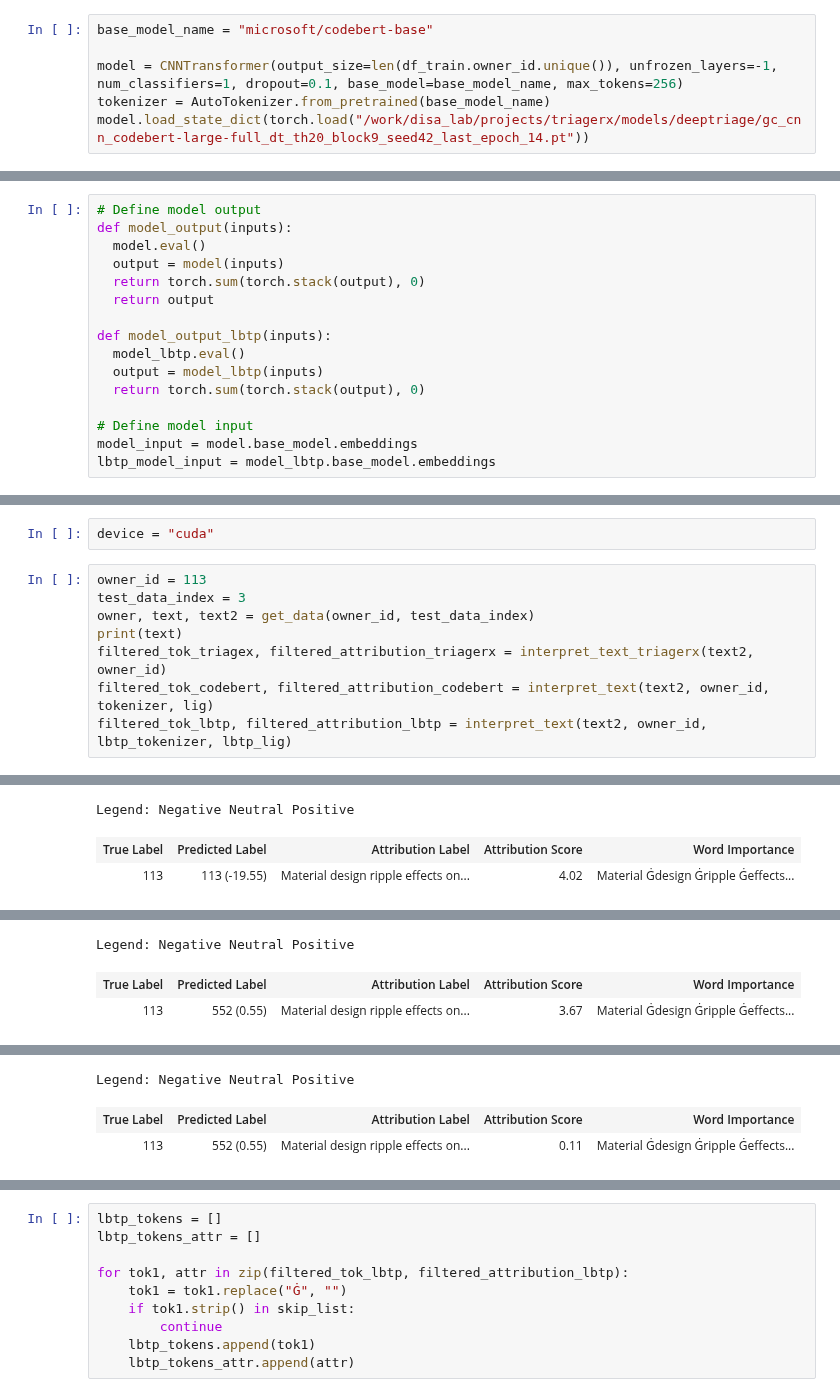
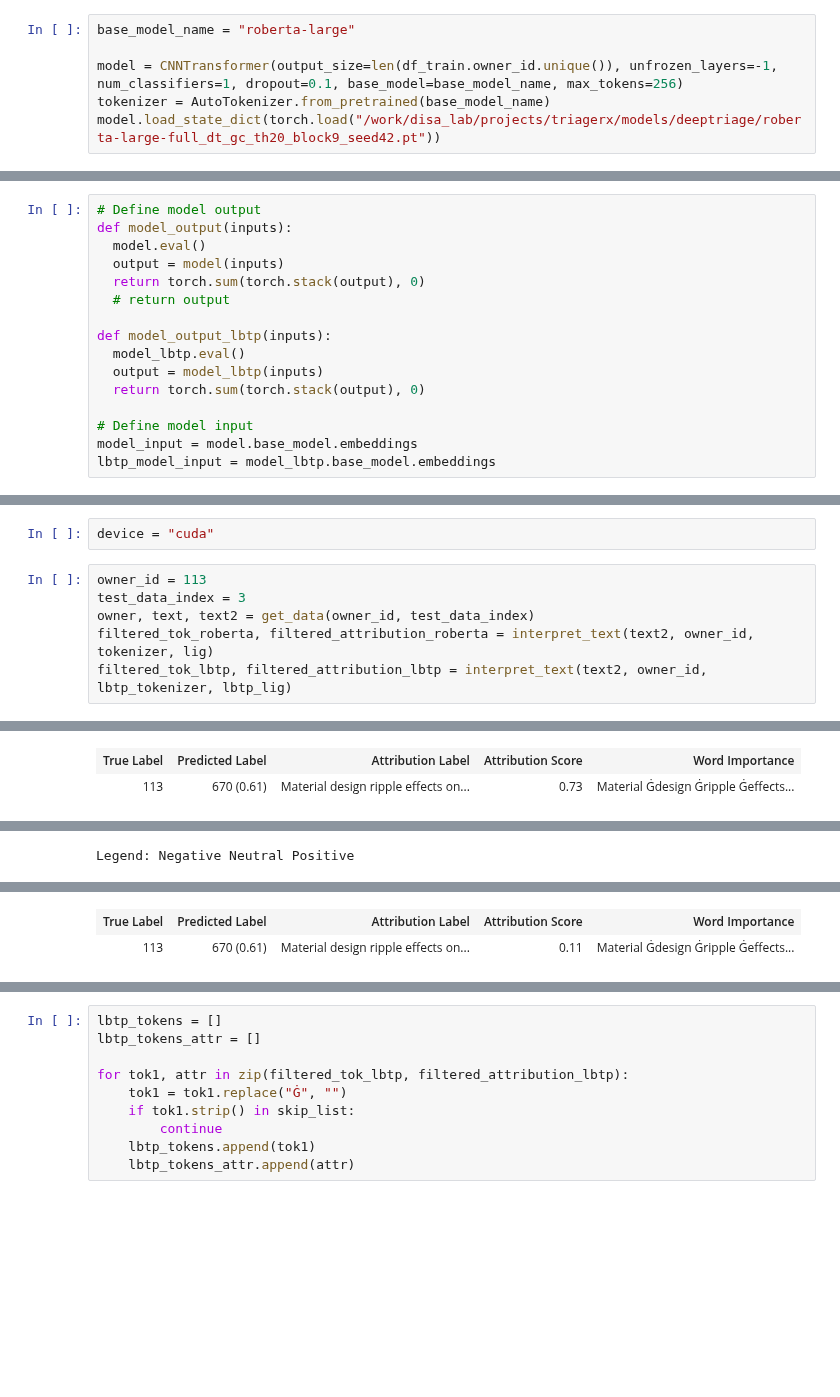
Before and after one commit to afifaniks/triagerX, a Jupyter notebook: notebook/model_interpretation.ipynb, the cells around one changed output, grey strips where cells are left out. Drawn from its saved outputs; the diff is of its cells as text; blank space fills up the shorter version.

```diff
--- a/notebook/model_interpretation.ipynb
+++ b/notebook/model_interpretation.ipynb
@@ -473,9 +469,9 @@ Load pretrained embedding model
 Loaded weights from the saved state.
 <All keys matched successfully>
 # %%
-base_model_name = "microsoft/codebert-base"
+base_model_name = "roberta-large"
 
 model = CNNTransformer(output_size=len(df_train.owner_id.unique()), unfrozen_layers=-1, num_classifiers=1, dropout=0.1, base_model=base_model_name, max_tokens=256)
 tokenizer = AutoTokenizer.from_pretrained(base_model_name)
-model.load_state_dict(torch.load("/work/disa_lab/projects/triagerx/models/deeptriage/gc_cnn_codebert-large-full_dt_th20_block9_seed42_last_epoch_14.pt"))
+model.load_state_dict(torch.load("/work/disa_lab/projects/triagerx/models/deeptriage/roberta-large-full_dt_gc_th20_block9_seed42.pt"))
 # %% [output]
@@ -728,7 +724,7 @@ def model_output(inputs):
   model.eval()
   output = model(inputs)
   return torch.sum(torch.stack(output), 0)
-  return output
+  # return output
 
 def model_output_lbtp(inputs):
   model_lbtp.eval()
@@ -1158,8 +1154,6 @@ device = "cuda"
 owner_id = 113
 test_data_index = 3
 owner, text, text2 = get_data(owner_id, test_data_index)
-print(text)
-filtered_tok_triagex, filtered_attribution_triagerx = interpret_text_triagerx(text2, owner_id)
-filtered_tok_codebert, filtered_attribution_codebert = interpret_text(text2, owner_id, tokenizer, lig)
+filtered_tok_roberta, filtered_attribution_roberta = interpret_text(text2, owner_id, tokenizer, lig)
 filtered_tok_lbtp, filtered_attribution_lbtp = interpret_text(text2, owner_id, lbtp_tokenizer, lbtp_lig)
 # %% [output]
@@ -1182,0 +1162,2 @@ Attributions shape:  torch.Size([256])
+| True Label | Predicted Label | Attribution Label | Attribution Score | Word Importance |
+| 113 | 670 (0.61) | Material design ripple effects on... | 0.73 | Material Ġdesign Ġripple Ġeffects... |
@@ -1183,3 +1165 @@ Attributions shape:  torch.Size([256])
 Legend: Negative Neutral Positive
-| True Label | Predicted Label | Attribution Label | Attribution Score | Word Importance |
-| 113 | 113 (-19.55) | Material design ripple effects on... | 4.02 | Material Ġdesign Ġripple Ġeffects... |
@@ -1188,3 +1166,2 @@ Legend: Negative Neutral Positive
-Legend: Negative Neutral Positive
 | True Label | Predicted Label | Attribution Label | Attribution Score | Word Importance |
-| 113 | 552 (0.55) | Material design ripple effects on... | 3.67 | Material Ġdesign Ġripple Ġeffects... |
+| 113 | 670 (0.61) | Material design ripple effects on... | 0.11 | Material Ġdesign Ġripple Ġeffects... |
@@ -1192,4 +1168 @@ Legend: Negative Neutral Positive
-Legend: Negative Neutral Positive
-| True Label | Predicted Label | Attribution Label | Attribution Score | Word Importance |
-| 113 | 552 (0.55) | Material design ripple effects on... | 0.11 | Material Ġdesign Ġripple Ġeffects... |
 # %%
```
Also changed, not shown: parts of 27 cells of this notebook, 5 other files.
